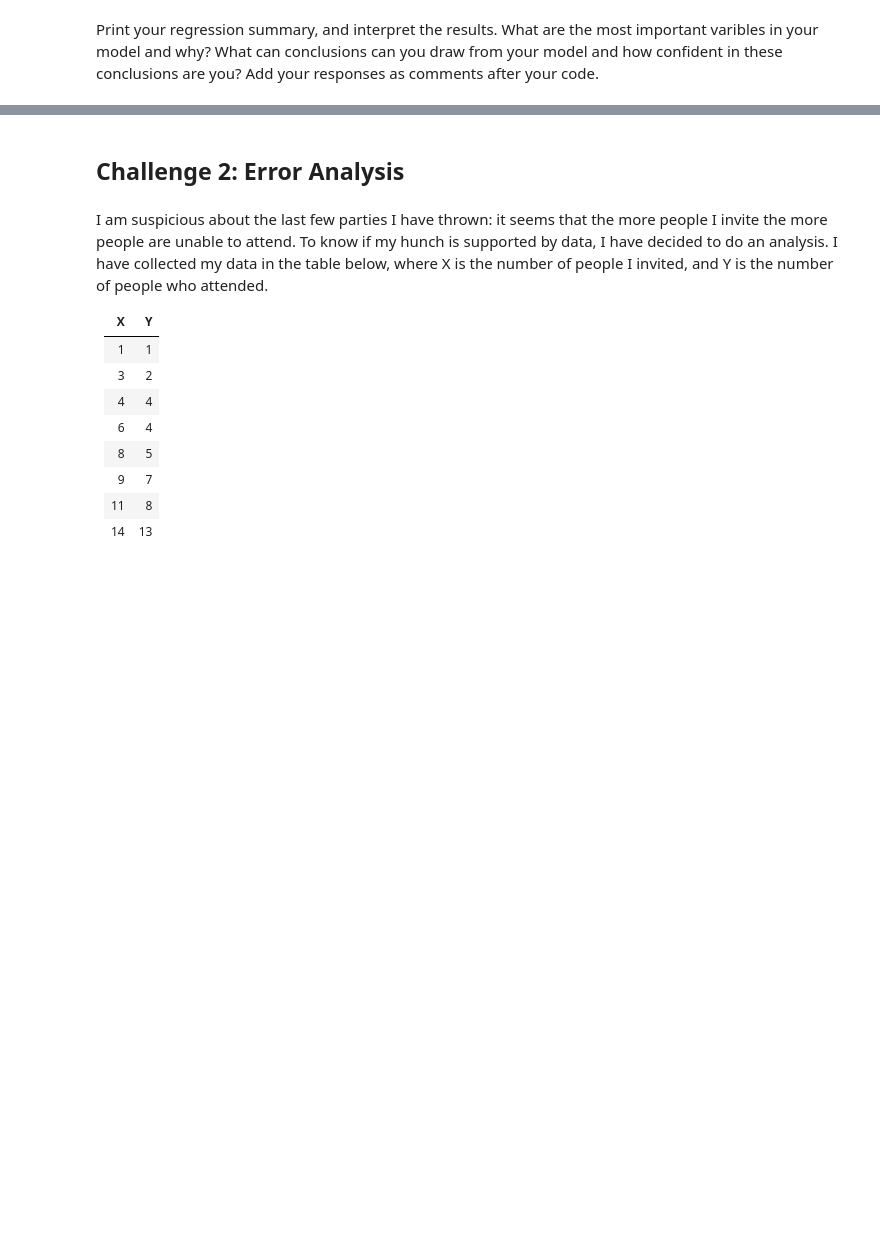
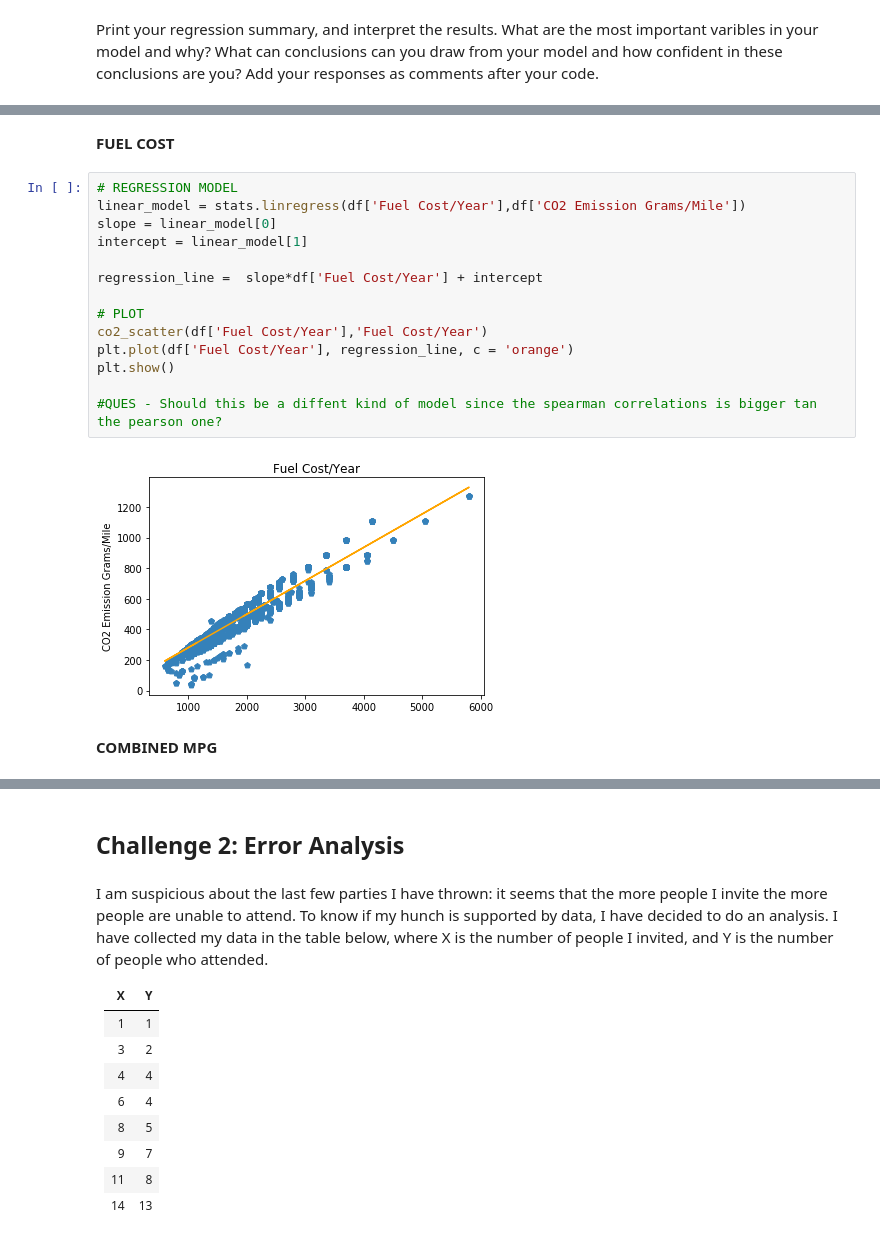
Before and after one commit to ta-data-lis/lab-regression-analysis, a Jupyter notebook: your-code/challenge1.ipynb, the cells around one changed output, grey strips where cells are left out. Saved outputs shown, nothing was run; the diff lists cells and outputs as text; blank space fills up the shorter version.

```diff
--- a/your-code/challenge1.ipynb
+++ b/your-code/challenge1.ipynb
@@ -202,0 +291,20 @@ Print your regression summary, and interpret the results. What are the most impo
+# %% [markdown]
+**FUEL COST**
+# %%
+# REGRESSION MODEL
+linear_model = stats.linregress(df['Fuel Cost/Year'],df['CO2 Emission Grams/Mile'])
+slope = linear_model[0]
+intercept = linear_model[1]
+
+regression_line =  slope*df['Fuel Cost/Year'] + intercept
+
+# PLOT
+co2_scatter(df['Fuel Cost/Year'],'Fuel Cost/Year')
+plt.plot(df['Fuel Cost/Year'], regression_line, c = 'orange')
+plt.show()
+
+#QUES - Should this be a diffent kind of model since the spearman correlations is bigger tan the pearson one?
+# %% [output]
+[figure, added]
+# %% [markdown]
+**COMBINED MPG**
```
Also changed, not shown: parts of 31 cells of this notebook, 1 other file.
